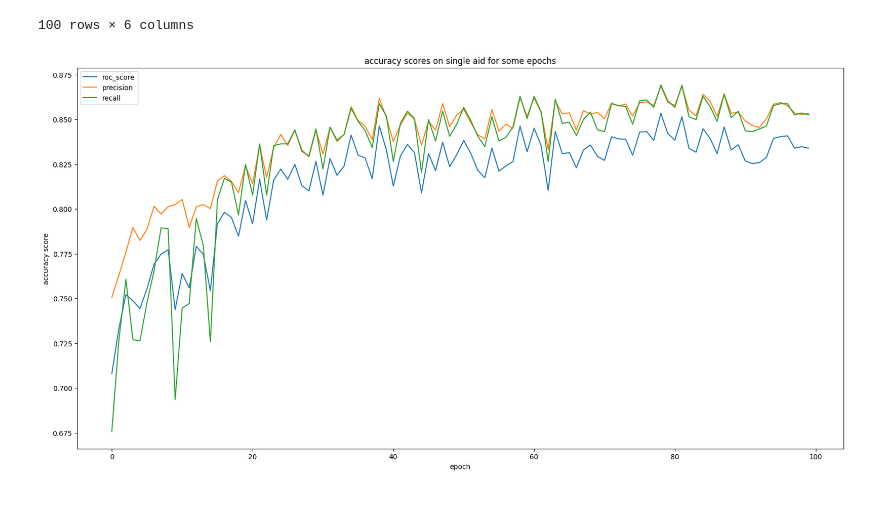
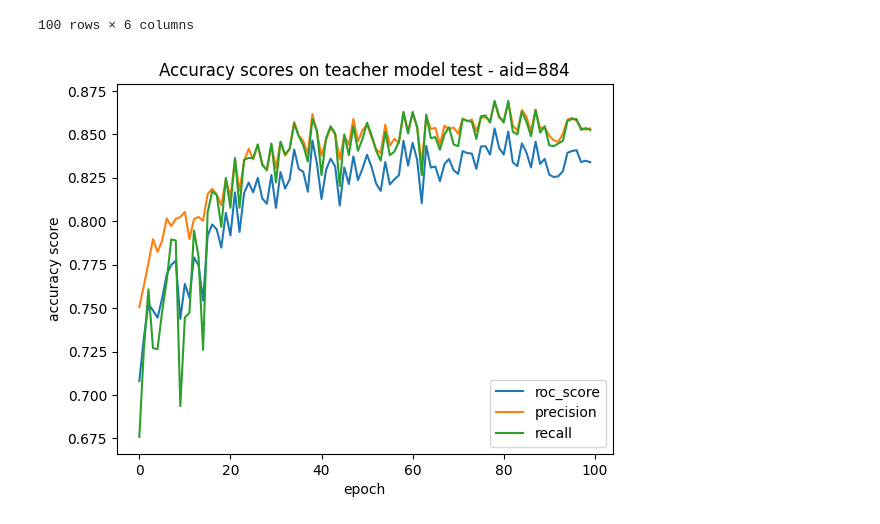
Before and after one commit to JellyJoe13/Self-distillation_P1, a Jupyter notebook: graph_neural_network.ipynb, the cells around one changed output. Cells and saved outputs as stored; diff of their text form; code cells hidden in the pictures.

Commit message:
tried option for saving data and plots

```diff
--- a/graph_neural_network.ipynb
+++ b/graph_neural_network.ipynb
@@ -269,14 +269,16 @@ accuracy_storage
 | 99 | 0.852527 | 0.833932 | 0.833932 | 0.853348 | 0.852527 | 0.294298 |
 100 rows × 6 columns
 # %%
-plt.figure(figsize=(20,10))
+quality_zoom_factor = 1.
+plt.figure(figsize=(6.4*quality_zoom_factor,4.8*quality_zoom_factor))
 plt.plot(accuracy_storage.roc_score, label="roc_score")
 plt.plot(accuracy_storage.precision, label="precision")
 plt.plot(accuracy_storage.recall, label="recall")
 plt.xlabel("epoch")
 plt.ylabel("accuracy score")
-plt.title("accuracy scores on single aid for some epochs")
+plt.title("Accuracy scores on teacher model test - aid={}".format(aid))
 plt.legend()
+# plt.savefig('test.png', bbox_inches='tight')
 plt.show()
 # %% [output]
-[figure, old version]
+[figure, new version]
```
Also changed, not shown: parts of 1 cell of this notebook.
